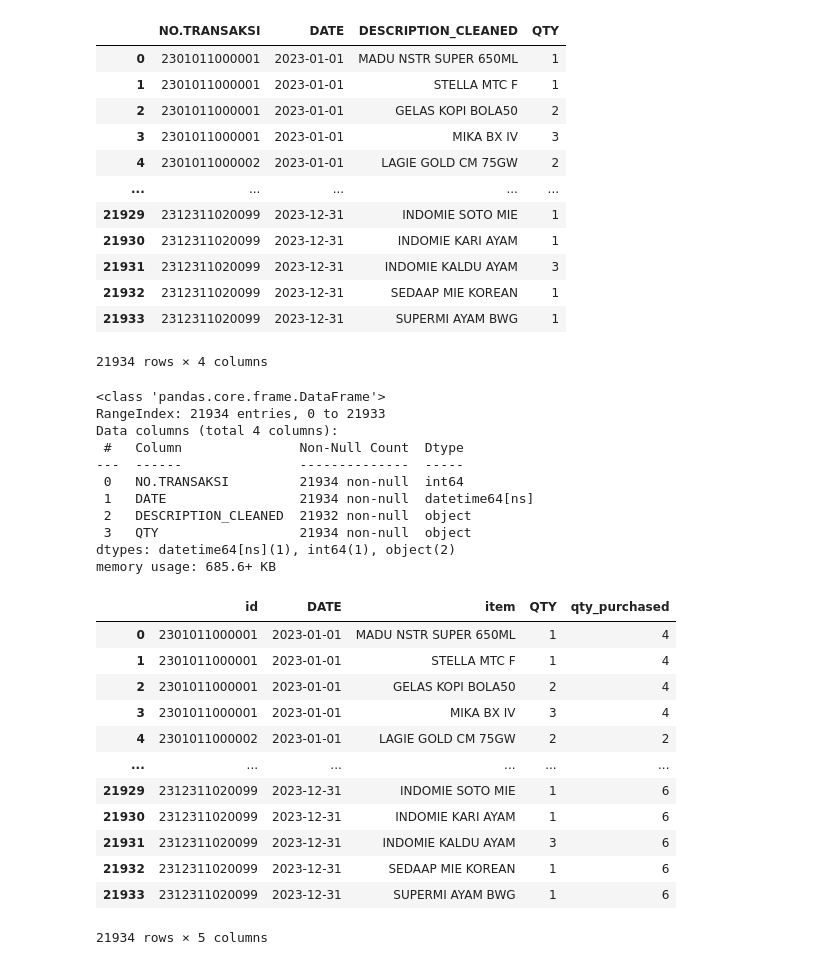
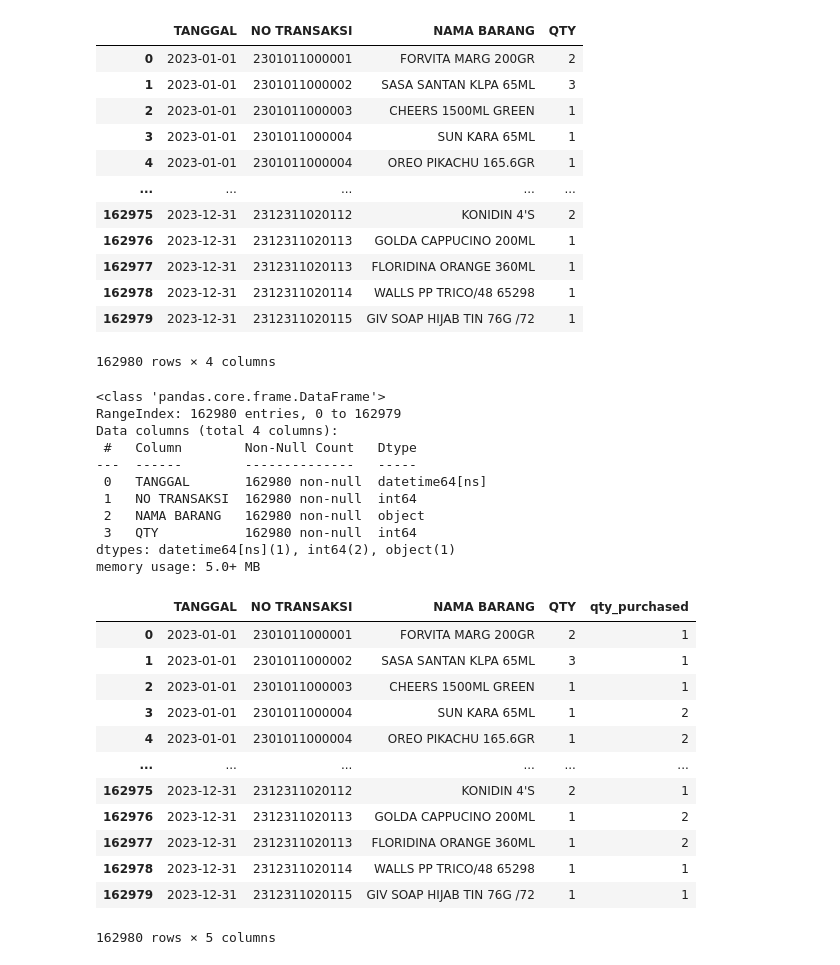
Before and after one commit to nadinealiyah/sakinah-mart, a Jupyter notebook: algoritma_apriori2.ipynb, the cells around one changed output. Drawn from its saved outputs; the diff is of its cells as text; code cells hidden in the pictures.

```diff
--- a/algoritma_apriori2.ipynb
+++ b/algoritma_apriori2.ipynb
@@ -6,57 +6,54 @@ import networkx as nx
 import numpy as np
 from mlxtend.frequent_patterns import apriori, association_rules
 # %%
-groceries = pd.read_excel('final_data.xlsx')
+groceries = pd.read_excel('Data 2023.xlsx')
 groceries
 # %% [output]
-|  | NO.TRANSAKSI | DATE | DESCRIPTION_CLEANED | QTY |
-| 0 | 2301011000001 | 2023-01-01 | MADU NSTR SUPER 650ML | 1 |
-| 1 | 2301011000001 | 2023-01-01 | STELLA MTC F | 1 |
-| 2 | 2301011000001 | 2023-01-01 | GELAS KOPI BOLA50 | 2 |
-| 3 | 2301011000001 | 2023-01-01 | MIKA BX IV | 3 |
-| 4 | 2301011000002 | 2023-01-01 | LAGIE GOLD CM 75GW | 2 |
+|  | TANGGAL | NO TRANSAKSI | NAMA BARANG | QTY |
+| 0 | 2023-01-01 | 2301011000001 | FORVITA MARG 200GR | 2 |
+| 1 | 2023-01-01 | 2301011000002 | SASA SANTAN KLPA 65ML | 3 |
+| 2 | 2023-01-01 | 2301011000003 | CHEERS 1500ML GREEN | 1 |
+| 3 | 2023-01-01 | 2301011000004 | SUN KARA 65ML | 1 |
+| 4 | 2023-01-01 | 2301011000004 | OREO PIKACHU 165.6GR | 1 |
 | ... | ... | ... | ... | ... |
-| 21929 | 2312311020099 | 2023-12-31 | INDOMIE SOTO MIE | 1 |
-| 21930 | 2312311020099 | 2023-12-31 | INDOMIE KARI AYAM | 1 |
-| 21931 | 2312311020099 | 2023-12-31 | INDOMIE KALDU AYAM | 3 |
-| 21932 | 2312311020099 | 2023-12-31 | SEDAAP MIE KOREAN | 1 |
-| 21933 | 2312311020099 | 2023-12-31 | SUPERMI AYAM BWG | 1 |
+| 162975 | 2023-12-31 | 2312311020112 | KONIDIN 4'S | 2 |
+| 162976 | 2023-12-31 | 2312311020113 | GOLDA CAPPUCINO 200ML | 1 |
+| 162977 | 2023-12-31 | 2312311020113 | FLORIDINA ORANGE 360ML | 1 |
+| 162978 | 2023-12-31 | 2312311020114 | WALLS PP TRICO/48 65298 | 1 |
+| 162979 | 2023-12-31 | 2312311020115 | GIV SOAP HIJAB TIN 76G /72 | 1 |
-21934 rows × 4 columns
+162980 rows × 4 columns
 # %%
 groceries.info()
 # %% [output]
 <class 'pandas.core.frame.DataFrame'>
-RangeIndex: 21934 entries, 0 to 21933
+RangeIndex: 162980 entries, 0 to 162979
 Data columns (total 4 columns):
- #   Column               Non-Null Count  Dtype
----  ------               --------------  -----
- 0   NO.TRANSAKSI         21934 non-null  int64
- 1   DATE                 21934 non-null  datetime64[ns]
- 2   DESCRIPTION_CLEANED  21932 non-null  object
- 3   QTY                  21934 non-null  object
-dtypes: datetime64[ns](1), int64(1), object(2)
-memory usage: 685.6+ KB
+ #   Column        Non-Null Count   Dtype
+---  ------        --------------   -----
+ 0   TANGGAL       162980 non-null  datetime64[ns]
+ 1   NO TRANSAKSI  162980 non-null  int64
+ 2   NAMA BARANG   162980 non-null  object
+ 3   QTY           162980 non-null  int64
+dtypes: datetime64[ns](1), int64(2), object(1)
+memory usage: 5.0+ MB
-# %%
-#Renaming the columns to simple words
-groceries.rename(columns = {'NO.TRANSAKSI':'id','DESCRIPTION_CLEANED':'item'}, inplace = True)
 # %%
 #Creating temporary data which has quantity purchased column
 temp=groceries.copy()
-temp['qty_purchased']=groceries['id'].map(groceries['id'].value_counts())
+temp['qty_purchased']=groceries['NO TRANSAKSI'].map(groceries['NO TRANSAKSI'].value_counts())
 temp
 # %% [output]
-|  | id | DATE | item | QTY | qty_purchased |
-| 0 | 2301011000001 | 2023-01-01 | MADU NSTR SUPER 650ML | 1 | 4 |
-| 1 | 2301011000001 | 2023-01-01 | STELLA MTC F | 1 | 4 |
-| 2 | 2301011000001 | 2023-01-01 | GELAS KOPI BOLA50 | 2 | 4 |
-| 3 | 2301011000001 | 2023-01-01 | MIKA BX IV | 3 | 4 |
-| 4 | 2301011000002 | 2023-01-01 | LAGIE GOLD CM 75GW | 2 | 2 |
+|  | TANGGAL | NO TRANSAKSI | NAMA BARANG | QTY | qty_purchased |
+| 0 | 2023-01-01 | 2301011000001 | FORVITA MARG 200GR | 2 | 1 |
+| 1 | 2023-01-01 | 2301011000002 | SASA SANTAN KLPA 65ML | 3 | 1 |
+| 2 | 2023-01-01 | 2301011000003 | CHEERS 1500ML GREEN | 1 | 1 |
+| 3 | 2023-01-01 | 2301011000004 | SUN KARA 65ML | 1 | 2 |
+| 4 | 2023-01-01 | 2301011000004 | OREO PIKACHU 165.6GR | 1 | 2 |
 | ... | ... | ... | ... | ... | ... |
-| 21929 | 2312311020099 | 2023-12-31 | INDOMIE SOTO MIE | 1 | 6 |
-| 21930 | 2312311020099 | 2023-12-31 | INDOMIE KARI AYAM | 1 | 6 |
-| 21931 | 2312311020099 | 2023-12-31 | INDOMIE KALDU AYAM | 3 | 6 |
-| 21932 | 2312311020099 | 2023-12-31 | SEDAAP MIE KOREAN | 1 | 6 |
-| 21933 | 2312311020099 | 2023-12-31 | SUPERMI AYAM BWG | 1 | 6 |
+| 162975 | 2023-12-31 | 2312311020112 | KONIDIN 4'S | 2 | 1 |
+| 162976 | 2023-12-31 | 2312311020113 | GOLDA CAPPUCINO 200ML | 1 | 2 |
+| 162977 | 2023-12-31 | 2312311020113 | FLORIDINA ORANGE 360ML | 1 | 2 |
+| 162978 | 2023-12-31 | 2312311020114 | WALLS PP TRICO/48 65298 | 1 | 1 |
+| 162979 | 2023-12-31 | 2312311020115 | GIV SOAP HIJAB TIN 76G /72 | 1 | 1 |
-21934 rows × 5 columns
+162980 rows × 5 columns
 # %%
 #Creating sparse matrix
```
Also changed, not shown: parts of 7 cells of this notebook, 12 other files.
